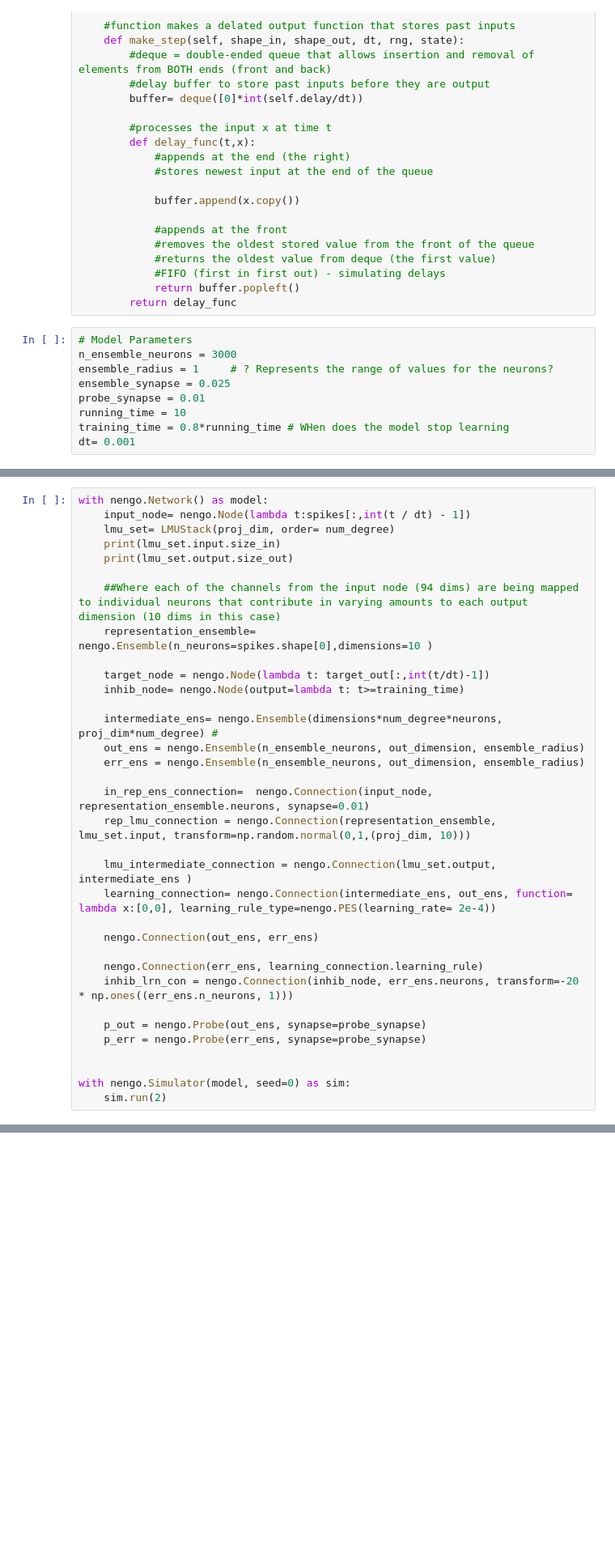
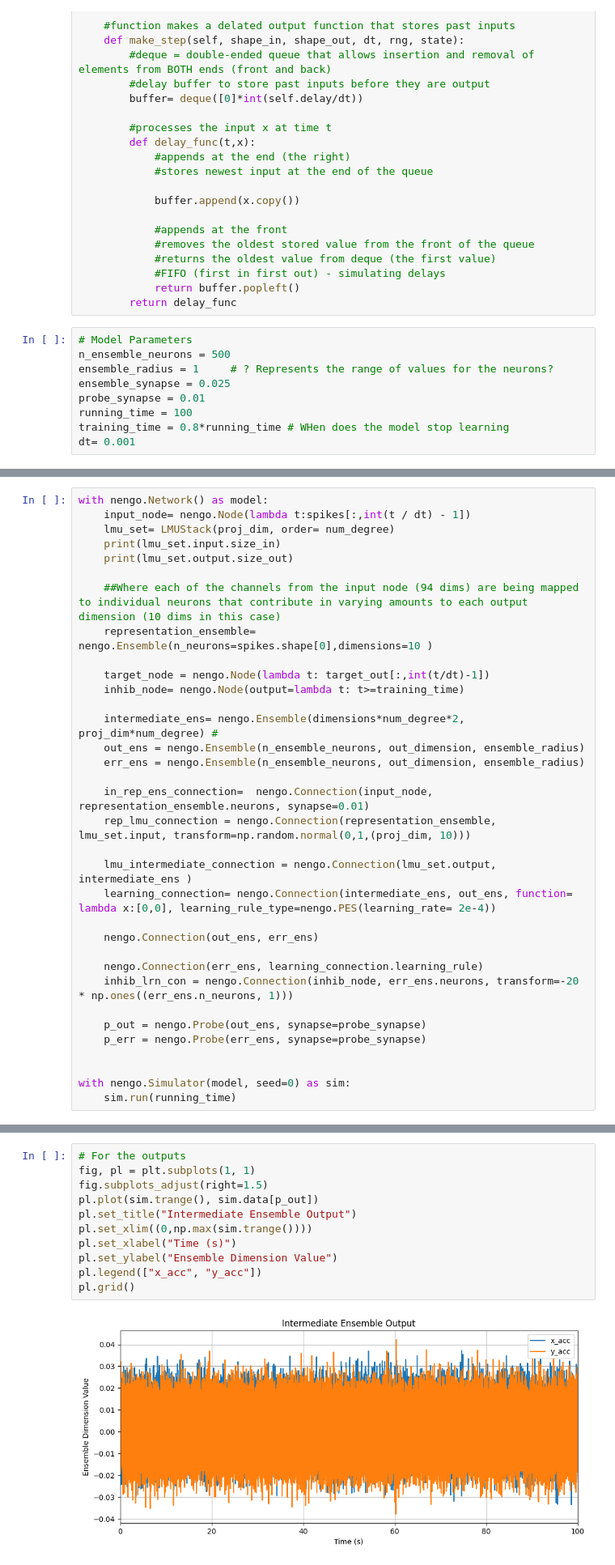
Before and after one commit to WAT-ai/BCI-Signal-Decoding, a Jupyter notebook: src/LMU - Basis/LMU.ipynb, the cells around one changed output, grey strips where cells are left out. Shown at 81% size. Drawn from its saved outputs; the diff is of its cells as text; blank space fills up the shorter version.

```diff
--- a/src/LMU - Basis/LMU.ipynb
+++ b/src/LMU - Basis/LMU.ipynb
@@ -98,11 +98,11 @@ class IdealDelay(nengo.synapses.Synapse):
         return delay_func
 # %%
 # Model Parameters
-n_ensemble_neurons = 3000
+n_ensemble_neurons = 500
 ensemble_radius = 1     # ? Represents the range of values for the neurons?
 ensemble_synapse = 0.025
 probe_synapse = 0.01
-running_time = 10
+running_time = 100
 training_time = 0.8*running_time # WHen does the model stop learning
 dt= 0.001
 # %%
@@ -124,7 +124,7 @@ with nengo.Network() as model:
     target_node = nengo.Node(lambda t: target_out[:,int(t/dt)-1])
     inhib_node= nengo.Node(output=lambda t: t>=training_time)
 
-    intermediate_ens= nengo.Ensemble(dimensions*num_degree*neurons, proj_dim*num_degree) #
+    intermediate_ens= nengo.Ensemble(dimensions*num_degree*2, proj_dim*num_degree) #
     out_ens = nengo.Ensemble(n_ensemble_neurons, out_dimension, ensemble_radius)
     err_ens = nengo.Ensemble(n_ensemble_neurons, out_dimension, ensemble_radius)
 
@@ -144,7 +144,7 @@ with nengo.Network() as model:
 
 
 with nengo.Simulator(model, seed=0) as sim:
-    sim.run(2)
+    sim.run(running_time)
 # %% [output]
 2
 4
@@ -151,0 +153,13 @@ with nengo.Simulator(model, seed=0) as sim:
+# %%
+# For the outputs
+fig, pl = plt.subplots(1, 1)
+fig.subplots_adjust(right=1.5)
+pl.plot(sim.trange(), sim.data[p_out])
+pl.set_title("Intermediate Ensemble Output")
+pl.set_xlim((0,np.max(sim.trange())))
+pl.set_xlabel("Time (s)")
+pl.set_ylabel("Ensemble Dimension Value")
+pl.legend(["x_acc", "y_acc"])
+pl.grid()
+# %% [output]
+[figure, added]
```
Also changed, not shown: parts of 7 cells of this notebook.
